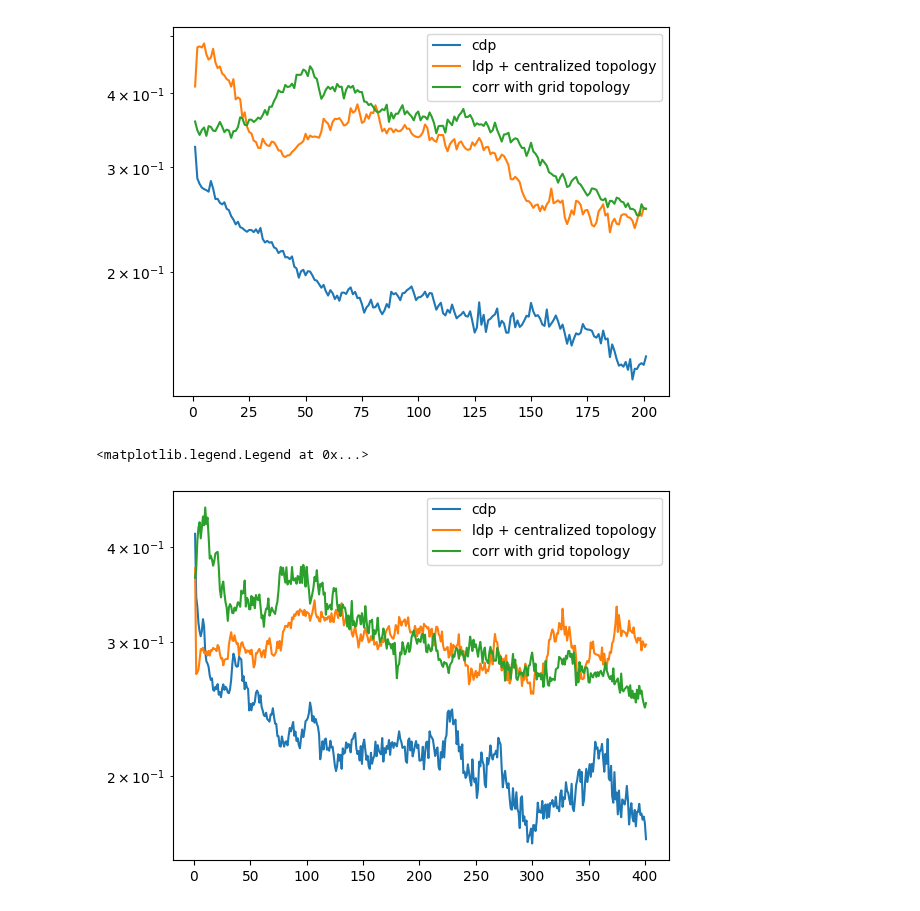
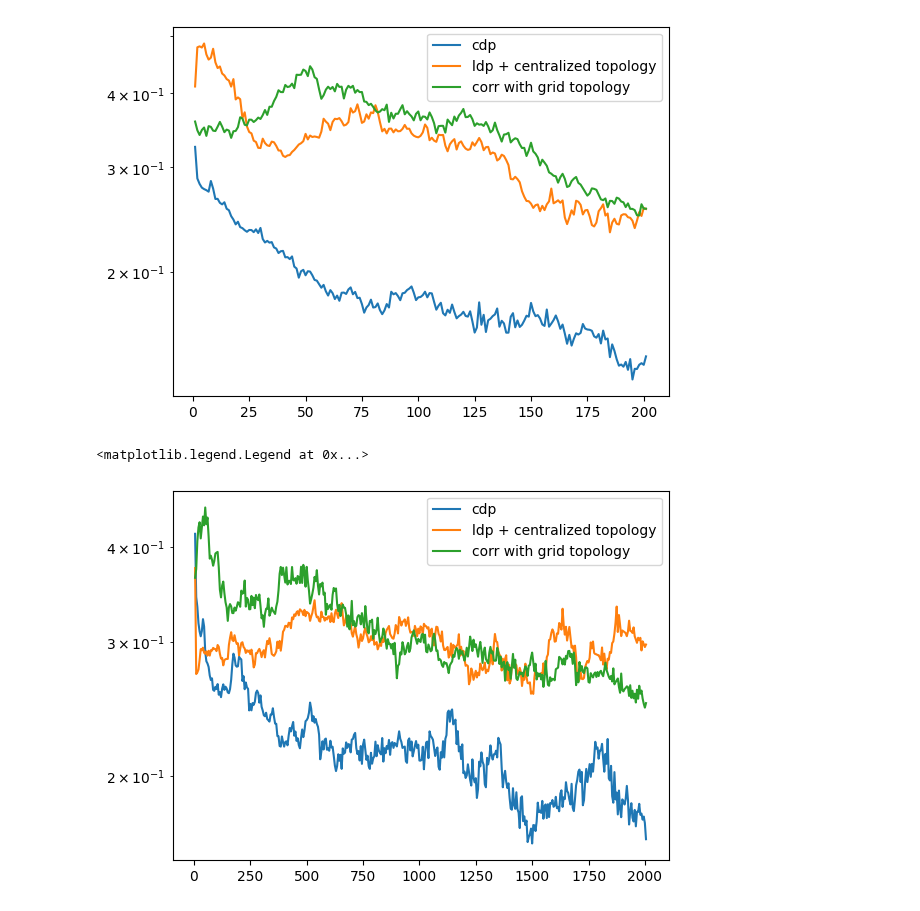
Before and after one commit to elfirdoussilab1/DECOR, a Jupyter notebook: test.ipynb, the cells around one changed output. Cells and saved outputs as stored; diff of their text form; code cells hidden in the pictures.

```diff
--- a/test.ipynb
+++ b/test.ipynb
@@ -64,19 +64,21 @@ plt.legend()
 # %%
 import pandas as pd
 import matplotlib.pyplot as plt
+import numpy as np
 
 filename_1 = "results-tuning-libsvm-cdp/mean_loss-libsvm-centralized-cdp-lr-0.05-clip-0.05-epsilon-10-T-2000.csv"
 filename_2 = "results-tuning-libsvm-ldp-centralized/mean_loss-libsvm-centralized-ldp-lr-0.01-clip-0.05-epsilon-10-T-2000.csv"
 #filename_2 = "results-tuning-libsvm-ldp-centralized/mean_loss-libsvm-centralized-ldp-lr-0.1-clip-0.01-epsilon-10-T-1000.csv"
 filename_3 = "results-tuning-libsvm-corr-grid/mean_loss-libsvm-grid-corr-lr-0.05-clip-0.01-sigma-0.500167679158741-sigmacor-0.0001-epsilon-10-T-2000.csv"
 
 df_cdp = pd.read_csv(filename_1)
 df_ldp = pd.read_csv(filename_2)
 df_corr = pd.read_csv(filename_3)
-plt.semilogy(df_cdp["loss"][1:], label = 'cdp')
-plt.semilogy(df_ldp["loss"][1:], label = 'ldp + centralized topology')
-plt.semilogy(df_corr["loss"][1:], label = 'corr with grid topology')
+t = np.arange(1, 402) * 5
+plt.semilogy(t, df_cdp["loss"][1:], label = 'cdp')
+plt.semilogy(t, df_ldp["loss"][1:], label = 'ldp + centralized topology')
+plt.semilogy(t, df_corr["loss"][1:], label = 'corr with grid topology')
 plt.legend()
 # %% [output]
 <matplotlib.legend.Legend at 0x...>
-[figure, old version]
+[figure, new version]
```
Also changed, not shown: 1 other file.
